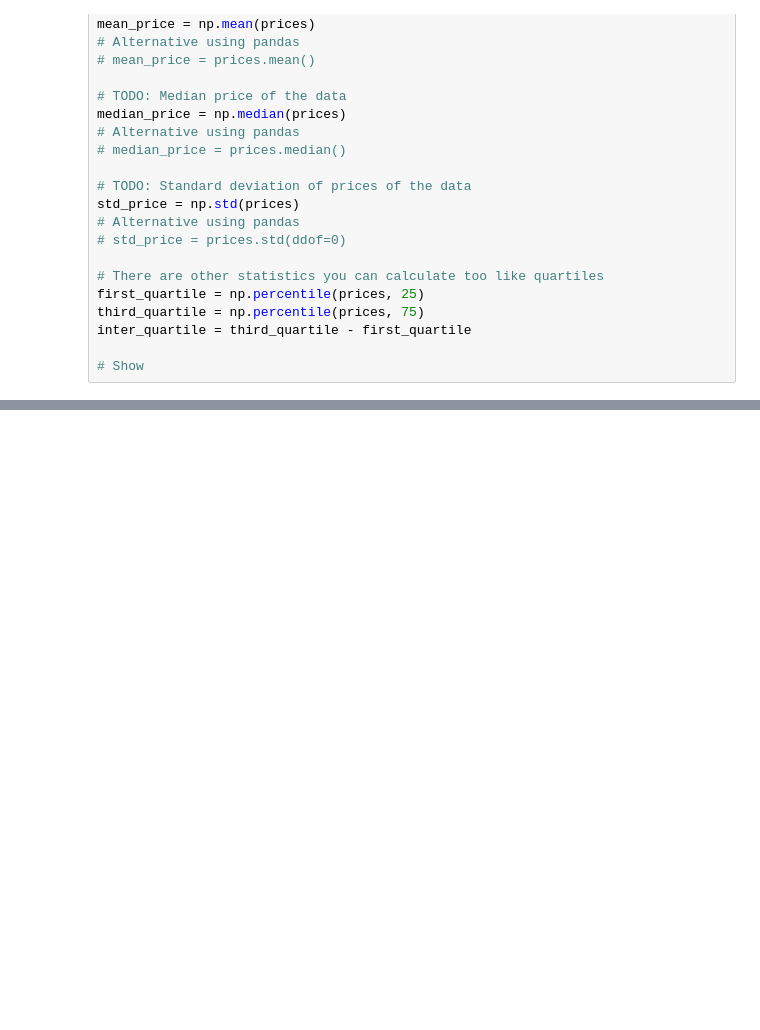
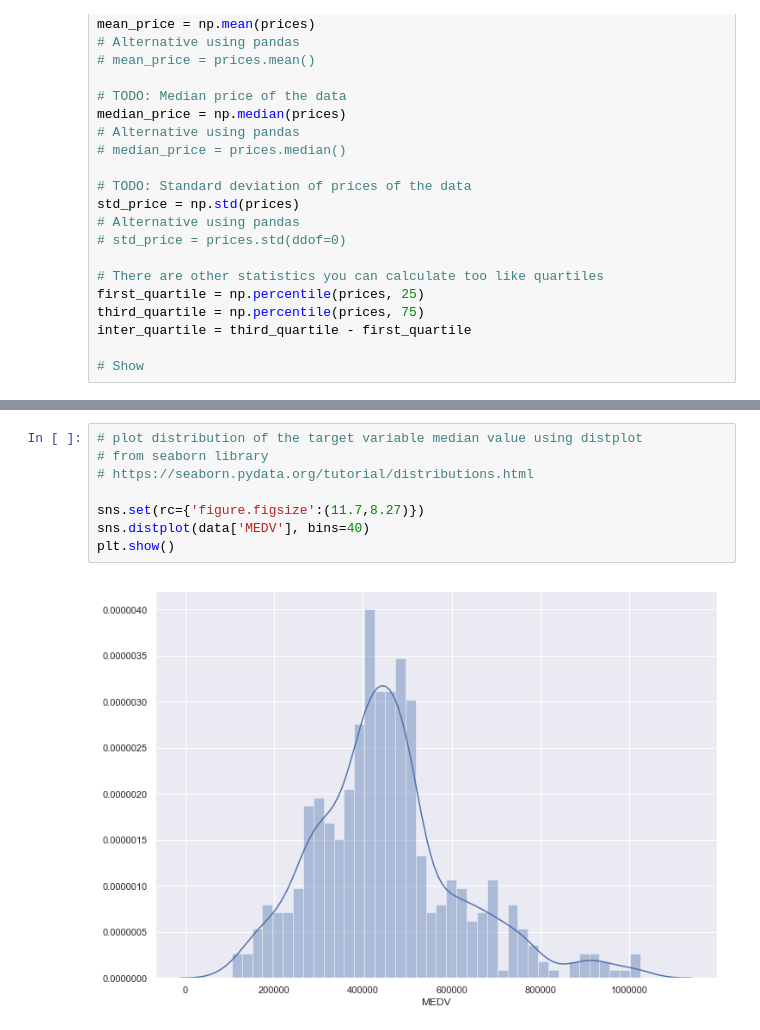
Before and after one commit to simonava5/MLS, a Jupyter notebook: BostonHousing.ipynb, the cells around one changed output, grey strips where cells are left out. Drawn from its saved outputs; the diff is of its cells as text; blank space fills up the shorter version.

Commit message:
Dist Plot Added

```diff
--- a/BostonHousing.ipynb
+++ b/BostonHousing.ipynb
@@ -127,0 +146,10 @@ print ("Standard deviation of house prices =", "%.2f" % np.std(prices))
+# %%
+# plot distribution of the target variable median value using distplot
+# from seaborn library
+# https://seaborn.pydata.org/tutorial/distributions.html
+
+sns.set(rc={'figure.figsize':(11.7,8.27)})
+sns.distplot(data['MEDV'], bins=40)
+plt.show()
+# %% [output]
+[figure, added]
```
Also changed, not shown: parts of 3 cells of this notebook.
